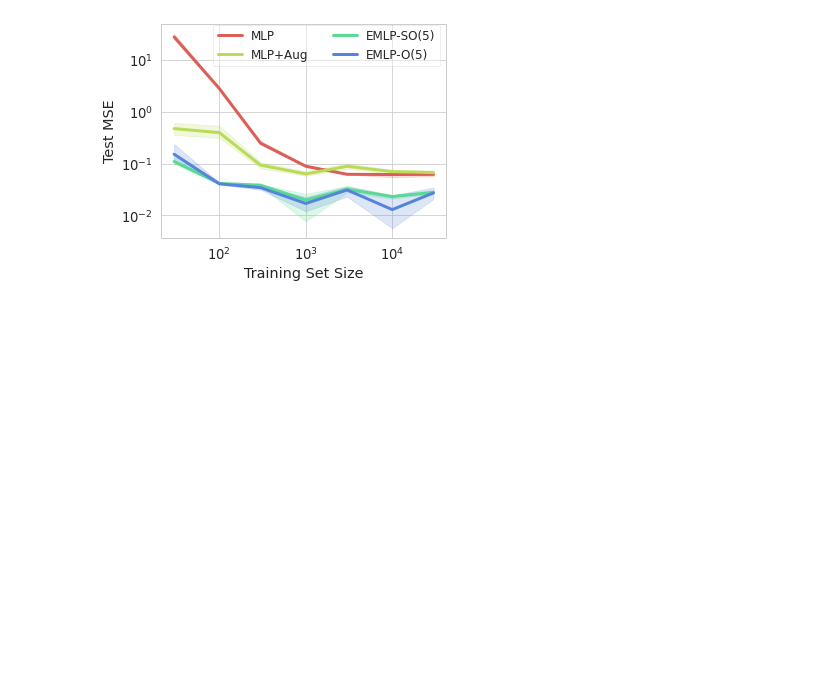
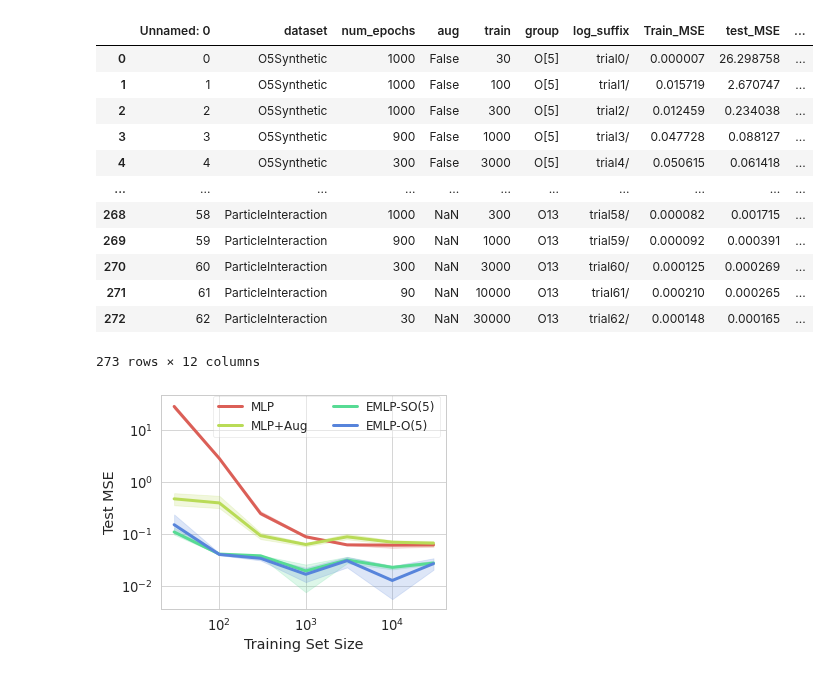
Before and after one commit to mfinzi/equivariant-MLP, a Jupyter notebook: experiments/notebooks/paper_figures.ipynb, the cells around one changed output. Cells and saved outputs as stored; diff of their text form; code cells hidden in the pictures; blank space fills up the shorter version.

Commit message:
added raw data csv used to generate synthetic data efficiency plots

```diff
--- a/experiments/notebooks/paper_figures.ipynb
+++ b/experiments/notebooks/paper_figures.ipynb
@@ -49,3 +69,19 @@ df.loc[df['method']=="EMLP-O[3]","method"]=r"EMLP-O(3)"
+# %%
+pd.read_csv("synthetic_results_all.csv")
+# %% [output]
+|  | Unnamed: 0 | dataset | num_epochs | aug | train | group | log_suffix | Train_MSE | test_MSE | ... |
+| 0 | 0 | O5Synthetic | 1000 | False | 30 | O[5] | trial0/ | 0.000007 | 26.298758 | ... |
+| 1 | 1 | O5Synthetic | 1000 | False | 100 | O[5] | trial1/ | 0.015719 | 2.670747 | ... |
+| 2 | 2 | O5Synthetic | 1000 | False | 300 | O[5] | trial2/ | 0.012459 | 0.234038 | ... |
+| 3 | 3 | O5Synthetic | 900 | False | 1000 | O[5] | trial3/ | 0.047728 | 0.088127 | ... |
+| 4 | 4 | O5Synthetic | 300 | False | 3000 | O[5] | trial4/ | 0.050615 | 0.061418 | ... |
+| ... | ... | ... | ... | ... | ... | ... | ... | ... | ... | ... |
+| 268 | 58 | ParticleInteraction | 1000 | NaN | 300 | O13 | trial58/ | 0.000082 | 0.001715 | ... |
+| 269 | 59 | ParticleInteraction | 900 | NaN | 1000 | O13 | trial59/ | 0.000092 | 0.000391 | ... |
+| 270 | 60 | ParticleInteraction | 300 | NaN | 3000 | O13 | trial60/ | 0.000125 | 0.000269 | ... |
+| 271 | 61 | ParticleInteraction | 90 | NaN | 10000 | O13 | trial61/ | 0.000210 | 0.000265 | ... |
+| 272 | 62 | ParticleInteraction | 30 | NaN | 30000 | O13 | trial62/ | 0.000148 | 0.000165 | ... |
+273 rows × 12 columns
 # %%
 from matplotlib import rc
 import seaborn as sns
```
Also changed, not shown: parts of 7 cells of this notebook, 1 other file.
